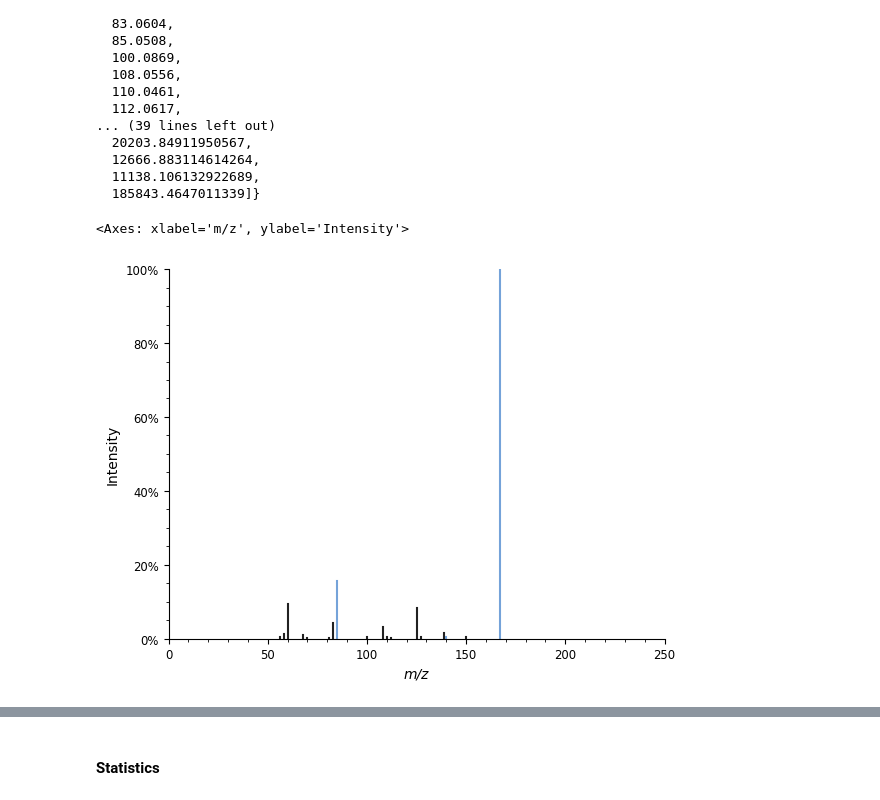
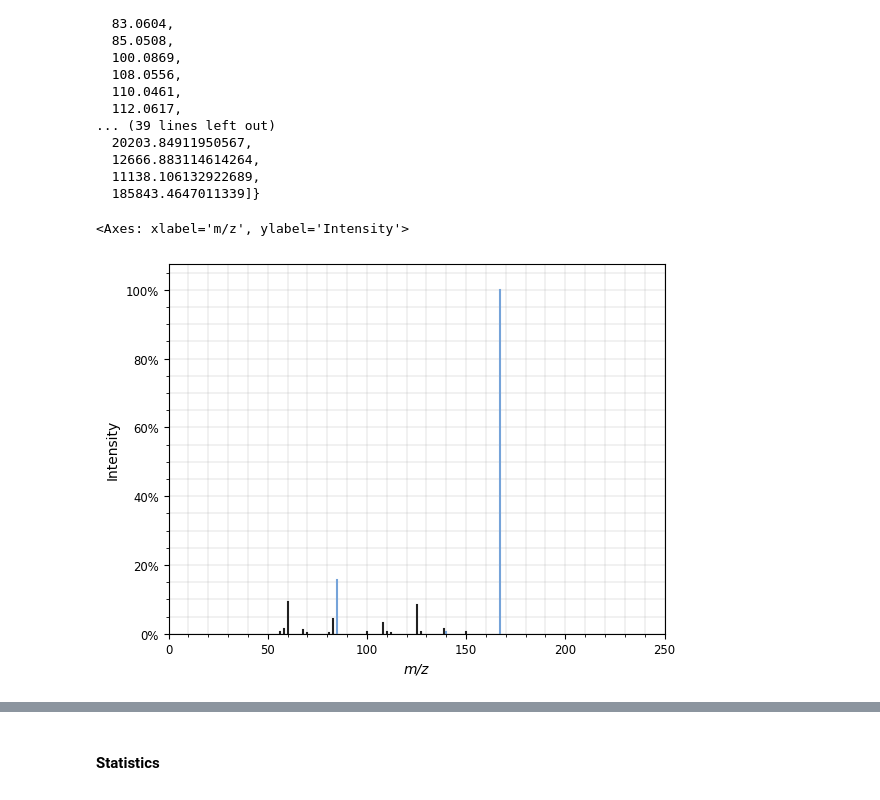
Before and after one commit to BAMeScience/fiora, a Jupyter notebook: notebooks/test_model.ipynb, the cells around one changed output, grey strips where cells are left out. Saved outputs shown, nothing was run; the diff lists cells and outputs as text; code cells hidden in the pictures.

```diff
--- a/notebooks/test_model.ipynb
+++ b/notebooks/test_model.ipynb
@@ -498,8 +490,8 @@ from fiora.visualization.define_colors import *
 # %%
-annotate_and_plot(df_cas.iloc[81 + i], [140.093, 167.10, 85.05])#mz_fragments= df_cas.iloc[81 + i]["peaks"]["mz"])
+sv.annotate_and_plot(df_cas.iloc[81 + i], [140.093, 167.10, 85.05], with_grid=True)#mz_fragments= df_cas.iloc[81 + i]["peaks"]["mz"])
 # %% [output]
 <Axes: xlabel='m/z', ylabel='Intensity'>
-[figure, old version]
+[figure, new version]
 # %%
 df_example = pd.DataFrame({"Candidate": [1,2,3, 1,2,3, 1,2,3], "Metabolite": [None for _ in range(9)], "Challenge": [82, 82, 82, 83, 83, 83, 84, 84, 84], "CosineScore": [0.5, 0.1, 0.7, 0.1, 0.2, 0.4, 0.4, 0.5, 0.9], "ReflectionScore": [0.8, 0.2, 0.7, 0.1, 0.9, 0.5, 0.5, 0.6, 1.0]})
 grouped_df = df_example.groupby("Challenge")
```
Also changed, not shown: parts of 6 cells of this notebook, 1 other file.
